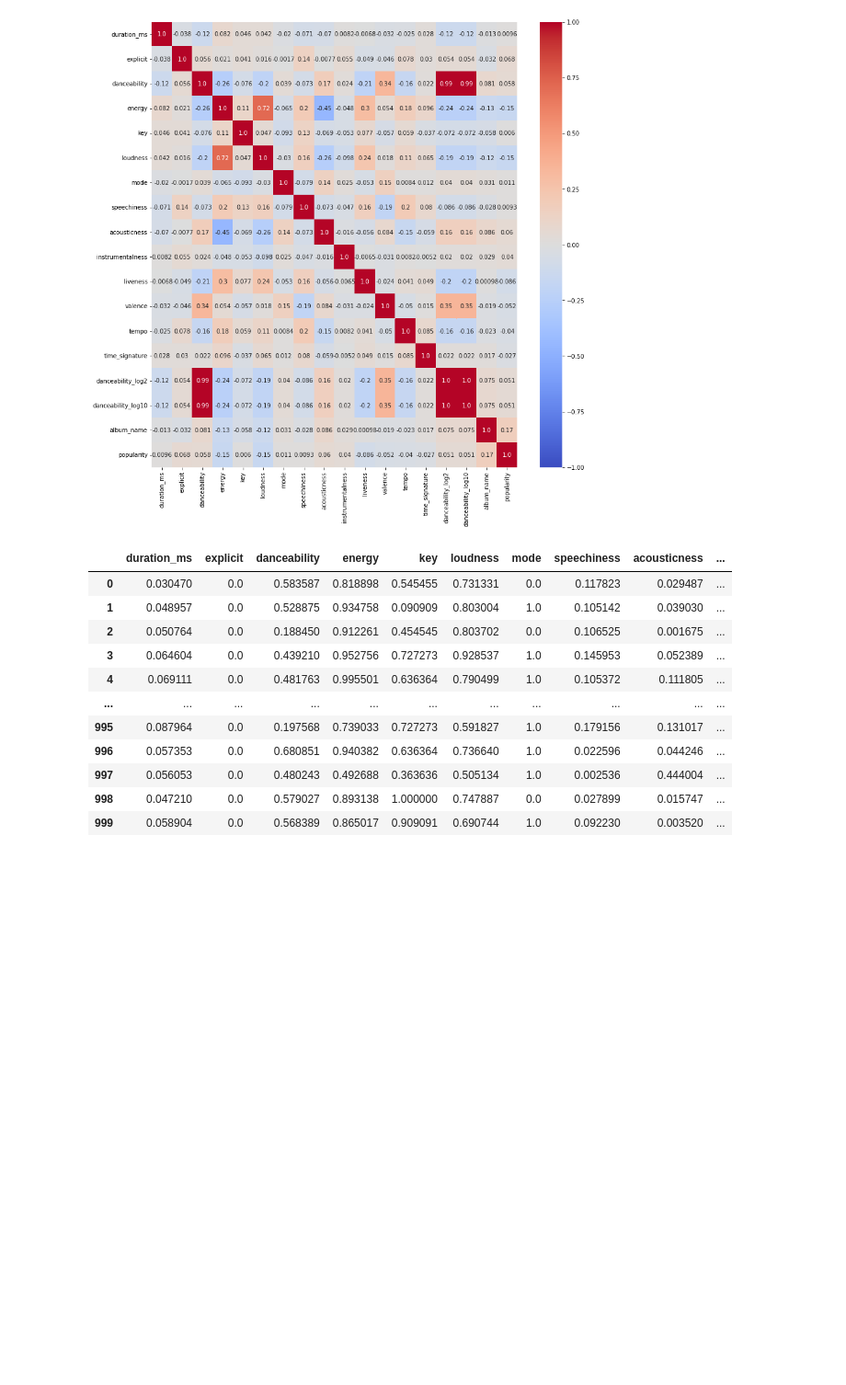
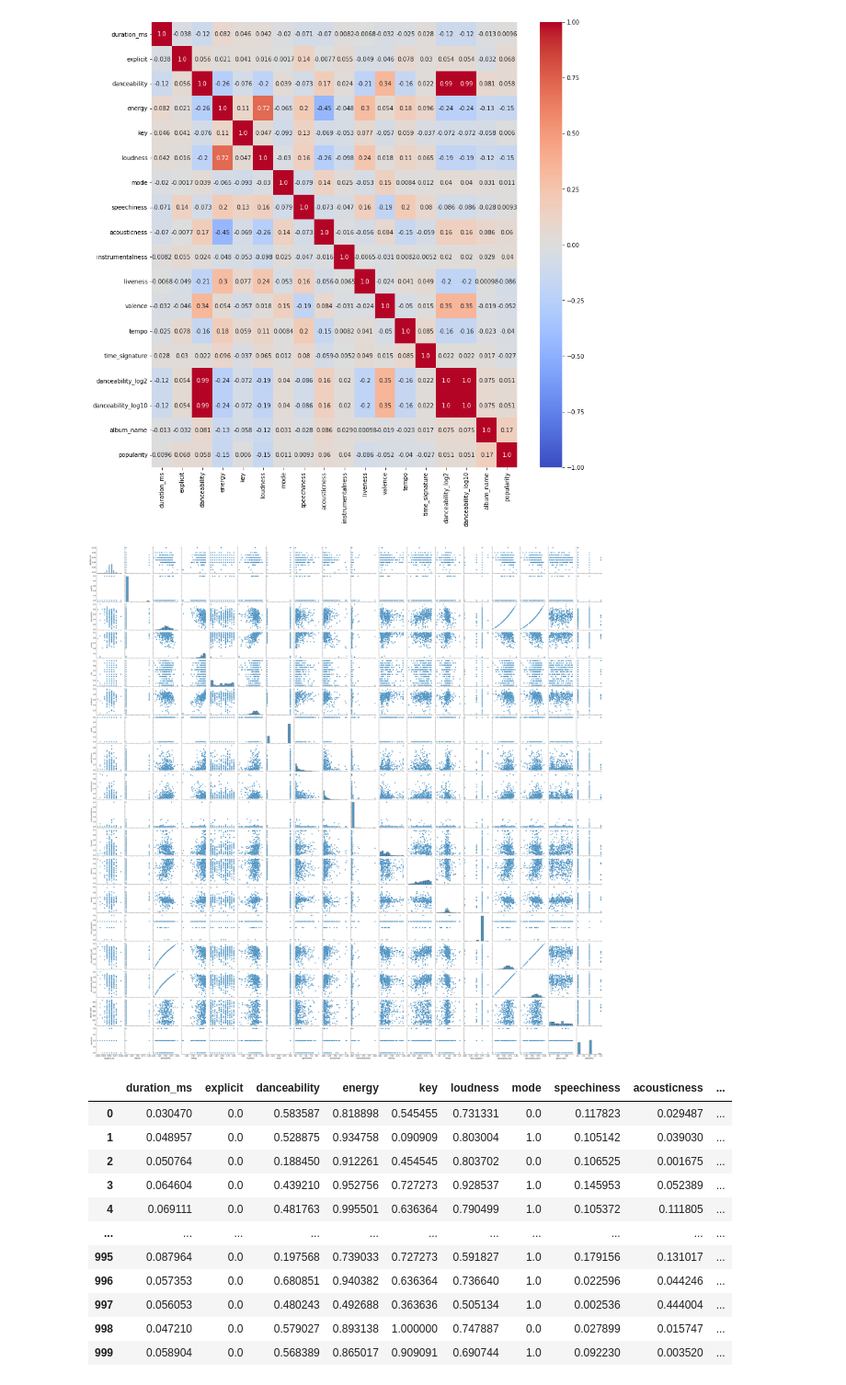
Before and after one commit to jefflee702/ML-Predictions-of-Spotify-Track-Popularity, a Jupyter notebook: grp_project_ecs171_Model1.ipynb, the cells around one changed output. Shown at 92% size. Saved outputs shown, nothing was run; the diff lists cells and outputs as text; code cells hidden in the pictures; blank space fills up the shorter version.

```diff
--- a/grp_project_ecs171_Model1.ipynb
+++ b/grp_project_ecs171_Model1.ipynb
@@ -264,7 +264,9 @@ _ = sns.heatmap(corr, vmin=-1, vmax=1, center=0, annot=True, fmt='.2', cmap= 'co
 # %%
 #Very, very, very, very computationally intensive pair plot
 #Run at your own risk
-#_=sns.pairplot(data=df_norm)
+_=sns.pairplot(data=df_norm.sample(n=400).round(2))
+# %% [output]
+[figure, added]
 # %%
 #decided to keep the original danceability as taking a log reduced correlation
 df_norm = df_norm.drop(columns=['danceability_log2','danceability_log10'])
```
Also changed, not shown: parts of 1 cell of this notebook.
